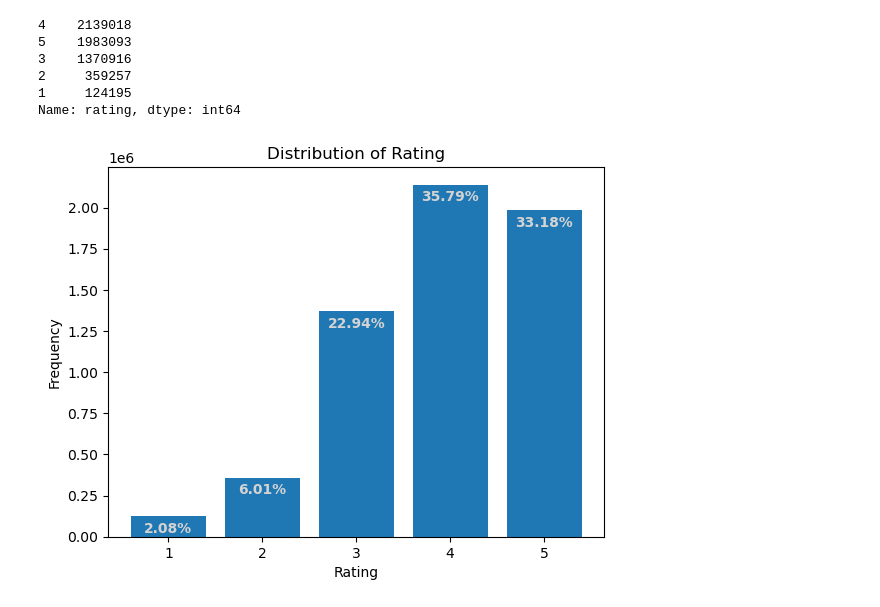
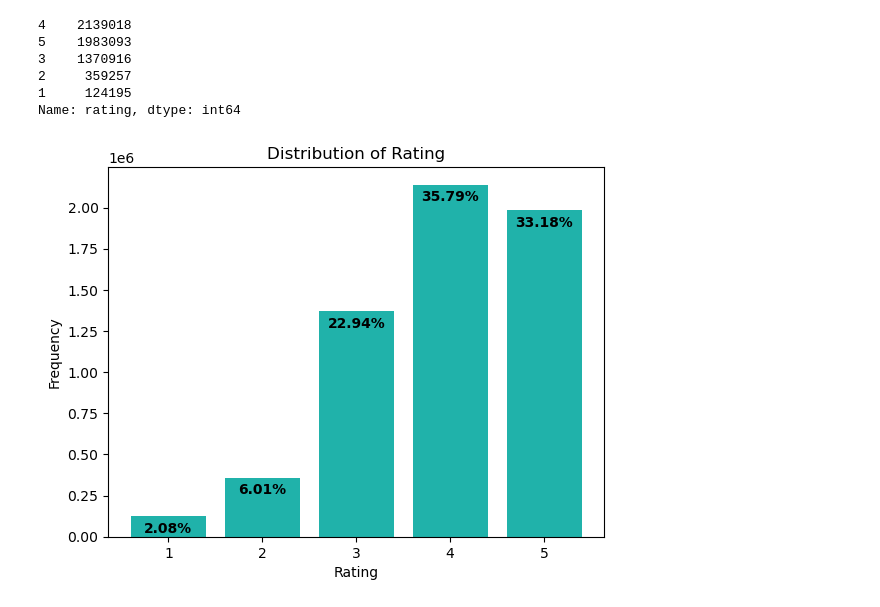
Before and after one commit to CamelSal/BookRecommender, a Jupyter notebook: CapstoneEDA.ipynb, the cells around one changed output. Cells and saved outputs as stored; diff of their text form; code cells hidden in the pictures.

```diff
--- a/CapstoneEDA.ipynb
+++ b/CapstoneEDA.ipynb
@@ -330,13 +336,0 @@ plt.show()
-# %%
-for i in range(1,6):
-    x = book_df[f'ratings_{i}']/book_df['work_ratings_count']
-    xmean = round(x.mean()*100,2)
-    plt.hist(x,bins=25, label = f'{i} Star - Mean = {xmean}%',alpha = 2/3)
-
-plt.legend(loc = 'upper right')
-plt.title('Normalised Ratings Distribution')
-plt.ylabel('Frequency')
-plt.xlabel('Normalised Rating Percentage')
-plt.xlim(0,1)
-plt.xticks([0,0.2,0.4,0.6,0.8,1],['0%','20%','40%','60%','80%','100%'])
-plt.show()
@@ -558,14 +553,14 @@ ratings_df['rating'].value_counts()
 Name: rating, dtype: int64
 # %%
 rat_cnt = ratings_df['rating'].value_counts().sort_index(ascending = False)
-plt.bar(rat_cnt.index,rat_cnt.values)
+plt.bar(rat_cnt.index,rat_cnt.values, color = 'lightseagreen')
 plt.xlabel('Rating')
 plt.ylabel('Frequency')
 plt.title('Distribution of Rating')
 for i in range(5):
     pos = rat_cnt.values[i]-100000
     pct = np.round(rat_cnt.values[i]/ratings_df.shape[0]*100,2)
-    plt.text(5-i, pos, f'{pct}%', ha = 'center',color = 'lightgrey',weight="bold")
+    plt.text(5-i, pos, f'{pct}%', ha = 'center',color = 'black',weight="bold")
 plt.show()
 # %% [output]
-[figure, old version]
+[figure, new version]
```
Also changed, not shown: parts of 25 cells of this notebook.
